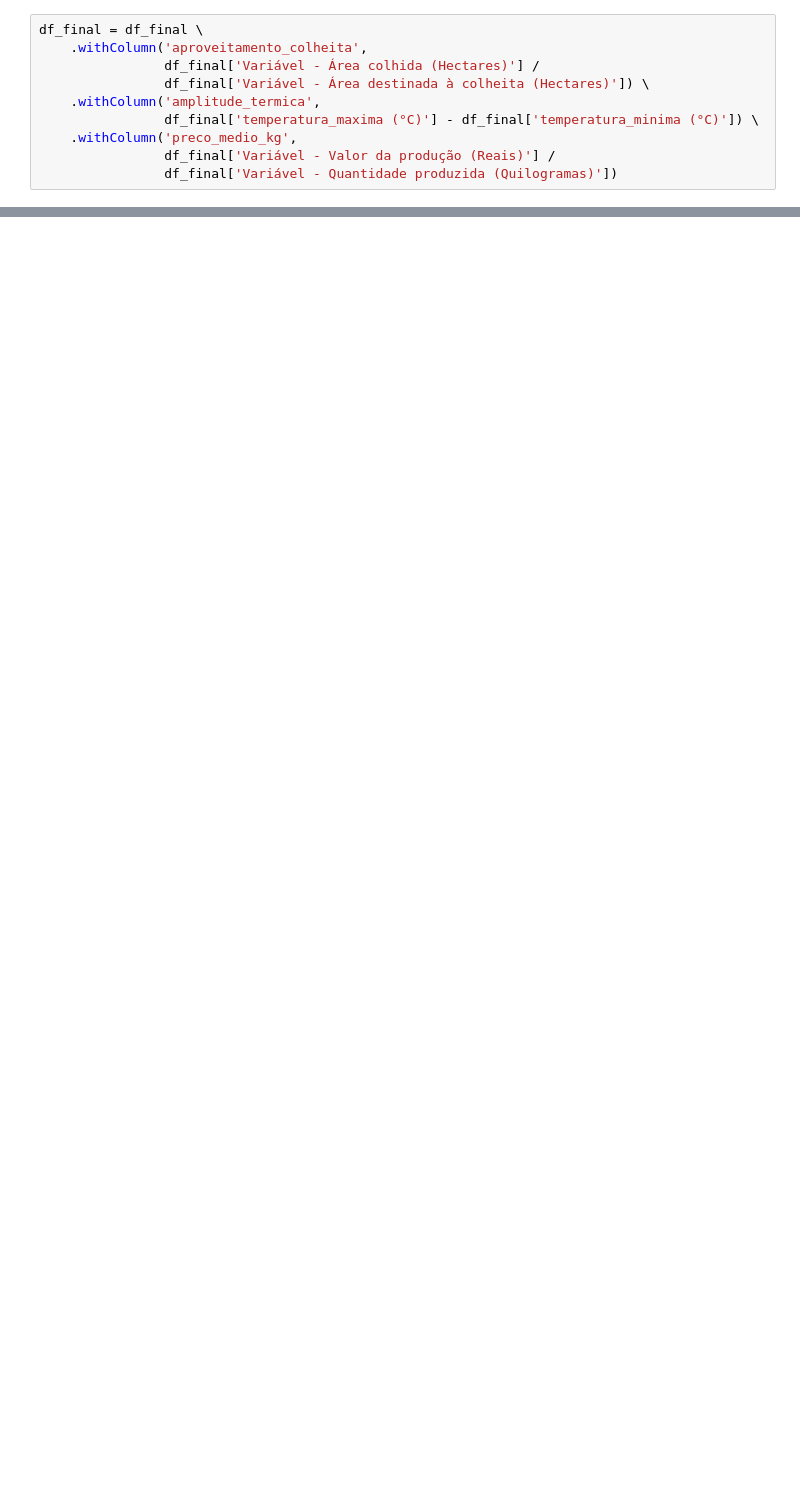
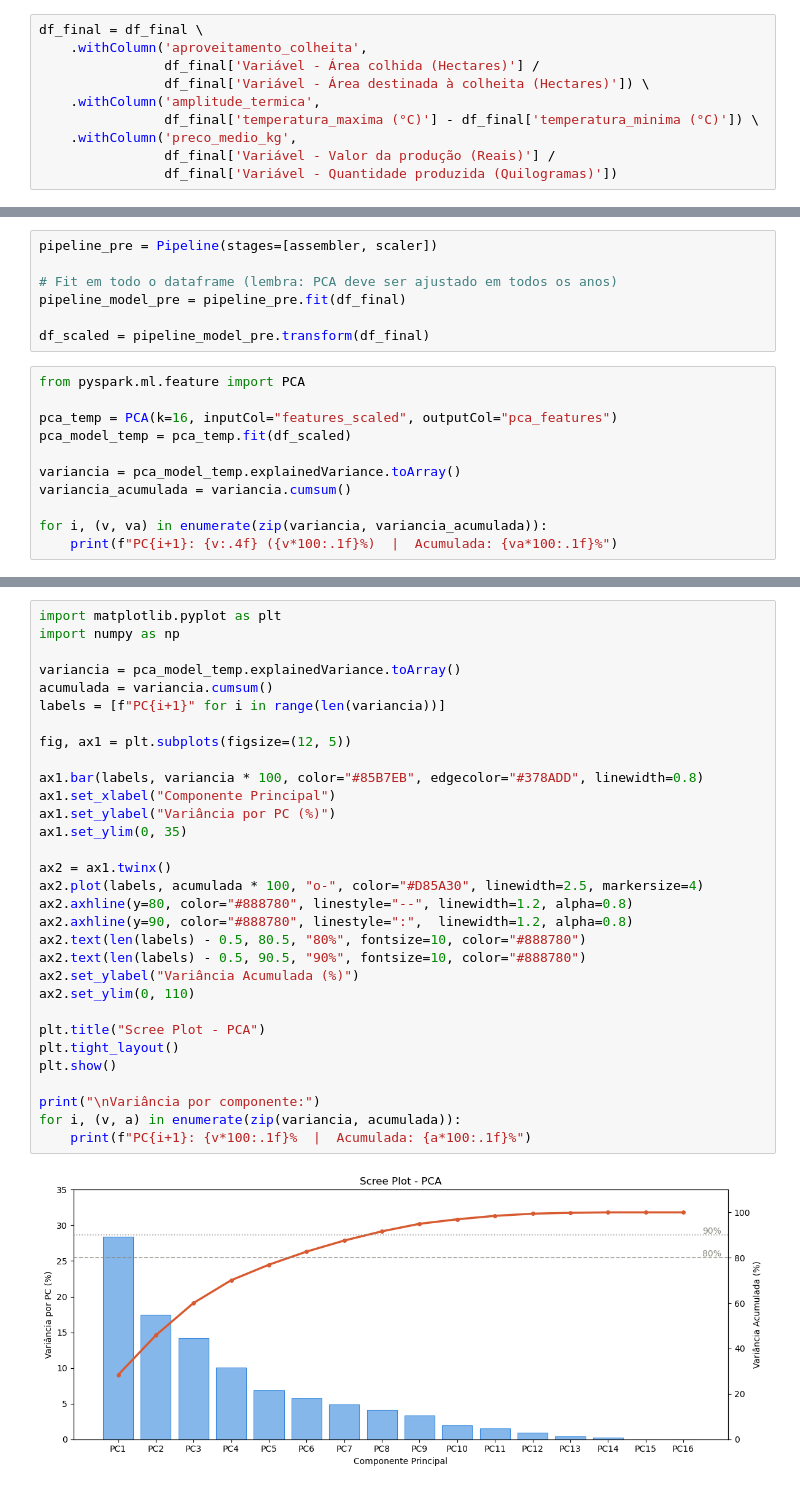
Before and after one commit to Lomba227/k-means-cafe, a Jupyter notebook: main.ipynb, the cells around one changed output, grey strips where cells are left out. Drawn from its saved outputs; the diff is of its cells as text; blank space fills up the shorter version.

```diff
--- a/main.ipynb
+++ b/main.ipynb
@@ -710,0 +845,18 @@ df_final.toPandas().head()
+# %%
+pipeline_pre = Pipeline(stages=[assembler, scaler])
+
+# Fit em todo o dataframe (lembra: PCA deve ser ajustado em todos os anos)
+pipeline_model_pre = pipeline_pre.fit(df_final)
+
+df_scaled = pipeline_model_pre.transform(df_final)
+# %%
+from pyspark.ml.feature import PCA
+
+pca_temp = PCA(k=16, inputCol="features_scaled", outputCol="pca_features")
+pca_model_temp = pca_temp.fit(df_scaled)
+
+variancia = pca_model_temp.explainedVariance.toArray()
+variancia_acumulada = variancia.cumsum()
+
+for i, (v, va) in enumerate(zip(variancia, variancia_acumulada)):
+    print(f"PC{i+1}: {v:.4f} ({v*100:.1f}%)  |  Acumulada: {va*100:.1f}%")
@@ -710,0 +880,33 @@ df_final.toPandas().head()
+# %%
+import matplotlib.pyplot as plt
+import numpy as np
+
+variancia = pca_model_temp.explainedVariance.toArray()
+acumulada = variancia.cumsum()
+labels = [f"PC{i+1}" for i in range(len(variancia))]
+
+fig, ax1 = plt.subplots(figsize=(12, 5))
+
+ax1.bar(labels, variancia * 100, color="#85B7EB", edgecolor="#378ADD", linewidth=0.8)
+ax1.set_xlabel("Componente Principal")
+ax1.set_ylabel("Variância por PC (%)")
+ax1.set_ylim(0, 35)
+
+ax2 = ax1.twinx()
+ax2.plot(labels, acumulada * 100, "o-", color="#D85A30", linewidth=2.5, markersize=4)
+ax2.axhline(y=80, color="#888780", linestyle="--", linewidth=1.2, alpha=0.8)
+ax2.axhline(y=90, color="#888780", linestyle=":",  linewidth=1.2, alpha=0.8)
+ax2.text(len(labels) - 0.5, 80.5, "80%", fontsize=10, color="#888780")
+ax2.text(len(labels) - 0.5, 90.5, "90%", fontsize=10, color="#888780")
+ax2.set_ylabel("Variância Acumulada (%)")
+ax2.set_ylim(0, 110)
+
+plt.title("Scree Plot - PCA")
+plt.tight_layout()
+plt.show()
+
+print("\nVariância por componente:")
+for i, (v, a) in enumerate(zip(variancia, acumulada)):
+    print(f"PC{i+1}: {v*100:.1f}%  |  Acumulada: {a*100:.1f}%")
+# %% [output]
+[figure, added]
```
Also changed, not shown: parts of 9 cells of this notebook.
